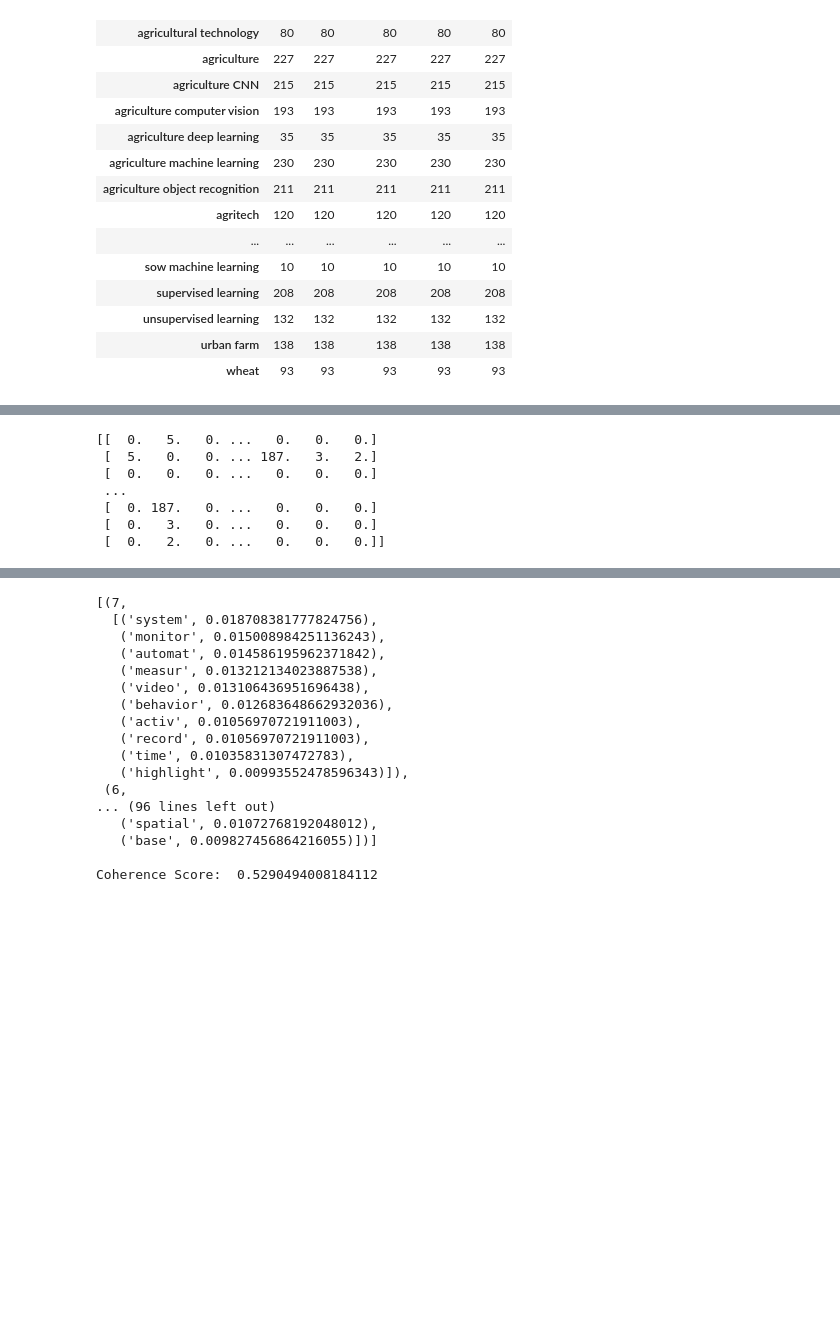
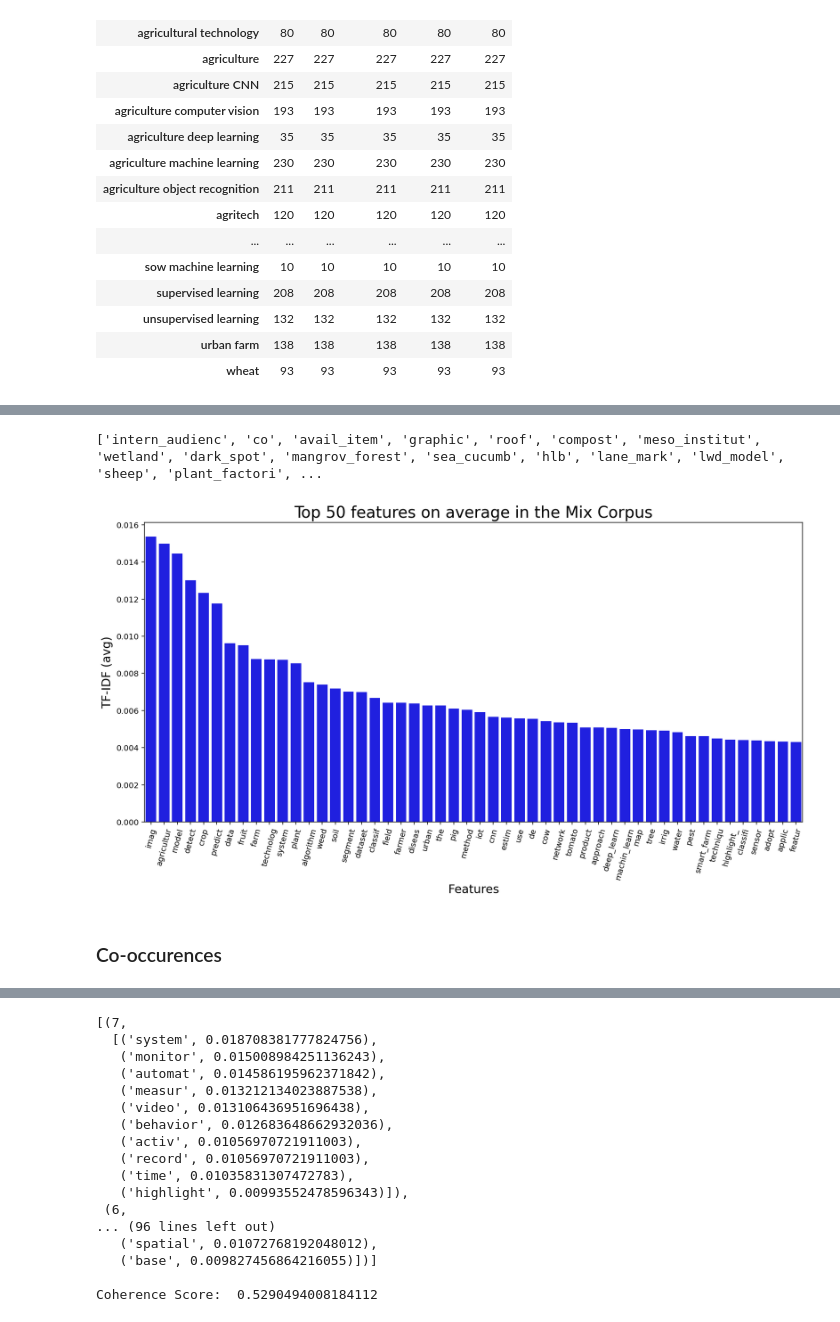
Before and after one commit to NitramAnaip/ImpAgt, a Jupyter notebook: LDA.ipynb, the cells around one changed output, grey strips where cells are left out. Cells and saved outputs as stored; diff of their text form; code cells hidden in the pictures; blank space fills up the shorter version.

```diff
--- a/LDA.ipynb
+++ b/LDA.ipynb
@@ -308,3 +283,47 @@ print(best_words)
+# %%
+best_words = top_n_tfidf_feats(matrix,feature_names,25)
+print(best_words)
+# %% [output]
+['intern_audienc', 'co', 'avail_item', 'graphic', 'roof', 'compost', 'meso_institut', 'wetland', 'dark_spot', 'mangrov_forest', 'sea_cucumb', 'hlb', 'lane_mark', 'lwd_model', 'sheep', 'plant_factori', ...
+# %%
+def top_tfidf_feats(row, features, top_n=25):
+    ''' Get top n tfidf values in row and return them with their corresponding feature names.'''
+    topn_ids = np.argsort(row)[::-1][:top_n]
+    top_feats = [(features[i], row[i]) for i in topn_ids]
+    df = pd.DataFrame(top_feats)
+    df.columns = ['feature', 'tfidf']
+    return df
+
+def top_feats_in_doc(Xtr, features, row_id, top_n=25):
+    ''' Top tfidf features in specific document (matrix row) '''
+    row = np.squeeze(Xtr[row_id].toarray())
+    return top_tfidf_feats(row, features, top_n)
+
+def top_mean_feats(Xtr, features, grp_ids=None, min_tfidf=0.1, top_n=25):
+    ''' Return the top n features that on average are most important amongst documents in rows
+        indentified by indices in grp_ids. '''
+    if grp_ids:
+        D = Xtr[grp_ids].toarray()
+    else:
+        D = Xtr.toarray()
+
+    D[D < min_tfidf] = 0
+    tfidf_means = np.mean(D, axis=0)
+    return top_tfidf_feats(tfidf_means, features, top_n)
+# %%
+top_words = top_mean_feats(matrix,feature_names,top_n=50)
+
+f, ax = plt.subplots(1,1,figsize=(15,7))
+sns.barplot(data=top_words, x="feature", y="tfidf", color="blue",ax=ax)
+ax.set_title("Top {} features on average in the Mix Corpus".format(len(top_words.feature)),fontsize=20)
+ax.set_xlabel("Features",fontsize=15)
+ax.set_ylabel("TF-IDF (avg)",fontsize=15)
+plt.xticks(rotation=75)
+plt.show()
+# %% [output]
+[figure, added]
+# %% [markdown]
+### Co-occurences
 # %%
 def co_occurence(max_words, corpus):
     matrix_dict = {}
@@ -318,17 +337,5 @@ def co_occurence(max_words, corpus):
                     matrix[j,i]+=1
                     matrix_dict[max_words[i]+" "+max_words[j]] +=1
 
-
-    print(matrix)
     return matrix, matrix_dict
-
-co_matrix, matrix_dict = co_occurence(best_words, bigrams)
-# %% [output]
-[[  0.   5.   0. ...   0.   0.   0.]
- [  5.   0.   0. ... 187.   3.   2.]
- [  0.   0.   0. ...   0.   0.   0.]
- ...
- [  0. 187.   0. ...   0.   0.   0.]
- [  0.   3.   0. ...   0.   0.   0.]
- [  0.   2.   0. ...   0.   0.   0.]]
 # %%
```
Also changed, not shown: parts of 35 cells of this notebook.
